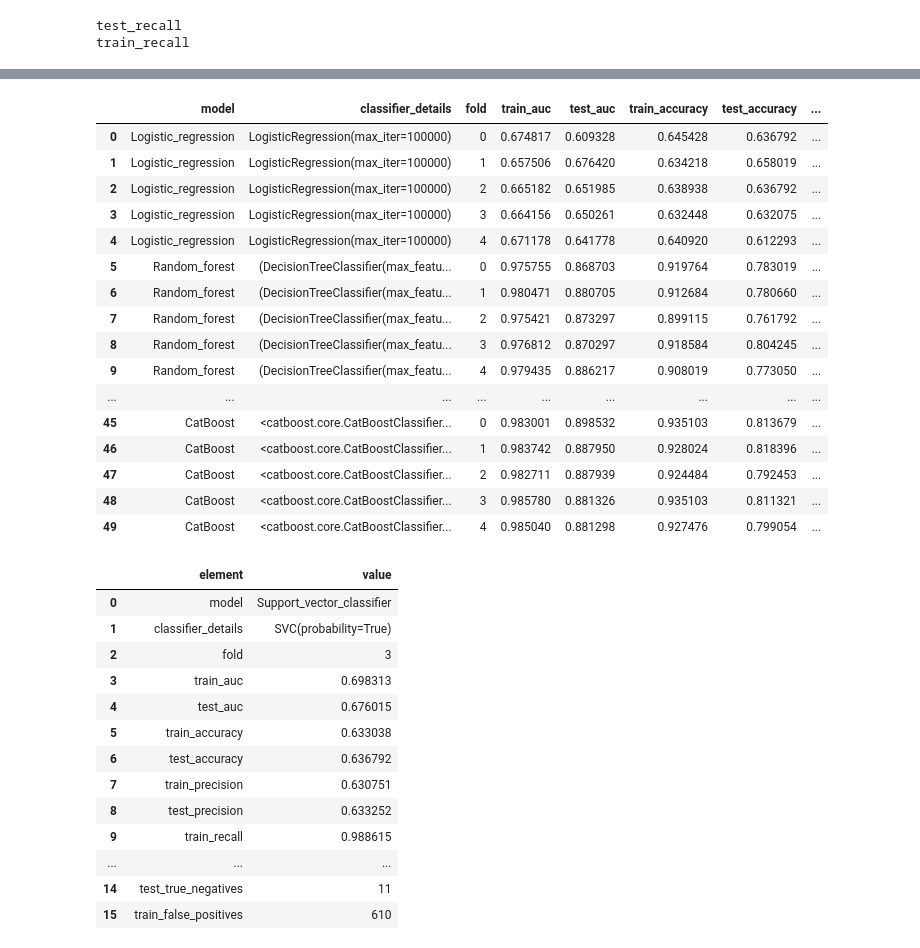
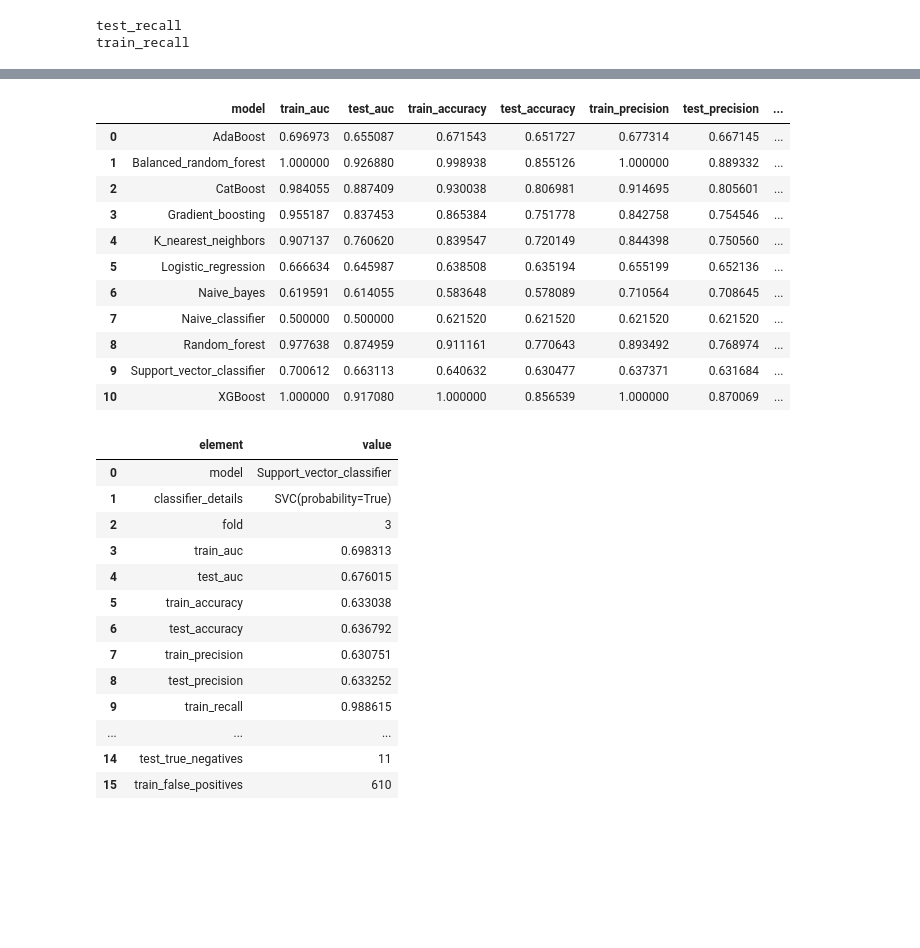
Before and after one commit to AlexDeshowitz/stock-classification-new, a Jupyter notebook: notebooks/Notebook_Machine-learning.ipynb, the cells around one changed output, grey strips where cells are left out. Saved outputs shown, nothing was run; the diff lists cells and outputs as text; code cells hidden in the pictures; blank space fills up the shorter version.

```diff
--- a/notebooks/Notebook_Machine-learning.ipynb
+++ b/notebooks/Notebook_Machine-learning.ipynb
@@ -703,24 +722,18 @@ sorted_models[0:3]
-# %%
-#summary_output
-detailed_output
-# %% [output]
-|  | model | classifier_details | fold | train_auc | test_auc | train_accuracy | test_accuracy | ... |
-| 0 | Logistic_regression | LogisticRegression(max_iter=100000) | 0 | 0.674817 | 0.609328 | 0.645428 | 0.636792 | ... |
-| 1 | Logistic_regression | LogisticRegression(max_iter=100000) | 1 | 0.657506 | 0.676420 | 0.634218 | 0.658019 | ... |
-| 2 | Logistic_regression | LogisticRegression(max_iter=100000) | 2 | 0.665182 | 0.651985 | 0.638938 | 0.636792 | ... |
-| 3 | Logistic_regression | LogisticRegression(max_iter=100000) | 3 | 0.664156 | 0.650261 | 0.632448 | 0.632075 | ... |
-| 4 | Logistic_regression | LogisticRegression(max_iter=100000) | 4 | 0.671178 | 0.641778 | 0.640920 | 0.612293 | ... |
-| 5 | Random_forest | (DecisionTreeClassifier(max_featu... | 0 | 0.975755 | 0.868703 | 0.919764 | 0.783019 | ... |
-| 6 | Random_forest | (DecisionTreeClassifier(max_featu... | 1 | 0.980471 | 0.880705 | 0.912684 | 0.780660 | ... |
-| 7 | Random_forest | (DecisionTreeClassifier(max_featu... | 2 | 0.975421 | 0.873297 | 0.899115 | 0.761792 | ... |
-| 8 | Random_forest | (DecisionTreeClassifier(max_featu... | 3 | 0.976812 | 0.870297 | 0.918584 | 0.804245 | ... |
-| 9 | Random_forest | (DecisionTreeClassifier(max_featu... | 4 | 0.979435 | 0.886217 | 0.908019 | 0.773050 | ... |
-| ... | ... | ... | ... | ... | ... | ... | ... | ... |
-| 45 | CatBoost | <catboost.core.CatBoostClassifier... | 0 | 0.983001 | 0.898532 | 0.935103 | 0.813679 | ... |
-| 46 | CatBoost | <catboost.core.CatBoostClassifier... | 1 | 0.983742 | 0.887950 | 0.928024 | 0.818396 | ... |
-| 47 | CatBoost | <catboost.core.CatBoostClassifier... | 2 | 0.982711 | 0.887939 | 0.924484 | 0.792453 | ... |
-| 48 | CatBoost | <catboost.core.CatBoostClassifier... | 3 | 0.985780 | 0.881326 | 0.935103 | 0.811321 | ... |
-| 49 | CatBoost | <catboost.core.CatBoostClassifier... | 4 | 0.985040 | 0.881298 | 0.927476 | 0.799054 | ... |
+# %%
+summary_output
+# %% [output]
+|  | model | train_auc | test_auc | train_accuracy | test_accuracy | train_precision | test_precision | ... |
+| 0 | AdaBoost | 0.696973 | 0.655087 | 0.671543 | 0.651727 | 0.677314 | 0.667145 | ... |
+| 1 | Balanced_random_forest | 1.000000 | 0.926880 | 0.998938 | 0.855126 | 1.000000 | 0.889332 | ... |
+| 2 | CatBoost | 0.984055 | 0.887409 | 0.930038 | 0.806981 | 0.914695 | 0.805601 | ... |
+| 3 | Gradient_boosting | 0.955187 | 0.837453 | 0.865384 | 0.751778 | 0.842758 | 0.754546 | ... |
+| 4 | K_nearest_neighbors | 0.907137 | 0.760620 | 0.839547 | 0.720149 | 0.844398 | 0.750560 | ... |
+| 5 | Logistic_regression | 0.666634 | 0.645987 | 0.638508 | 0.635194 | 0.655199 | 0.652136 | ... |
+| 6 | Naive_bayes | 0.619591 | 0.614055 | 0.583648 | 0.578089 | 0.710564 | 0.708645 | ... |
+| 7 | Naive_classifier | 0.500000 | 0.500000 | 0.621520 | 0.621520 | 0.621520 | 0.621520 | ... |
+| 8 | Random_forest | 0.977638 | 0.874959 | 0.911161 | 0.770643 | 0.893492 | 0.768974 | ... |
+| 9 | Support_vector_classifier | 0.700612 | 0.663113 | 0.640632 | 0.630477 | 0.637371 | 0.631684 | ... |
+| 10 | XGBoost | 1.000000 | 0.917080 | 1.000000 | 0.856539 | 1.000000 | 0.870069 | ... |
 # %%
 ##################################### - Testing functions HERE
 # %%
```
Also changed, not shown: parts of 5 cells of this notebook, 12 other files.
